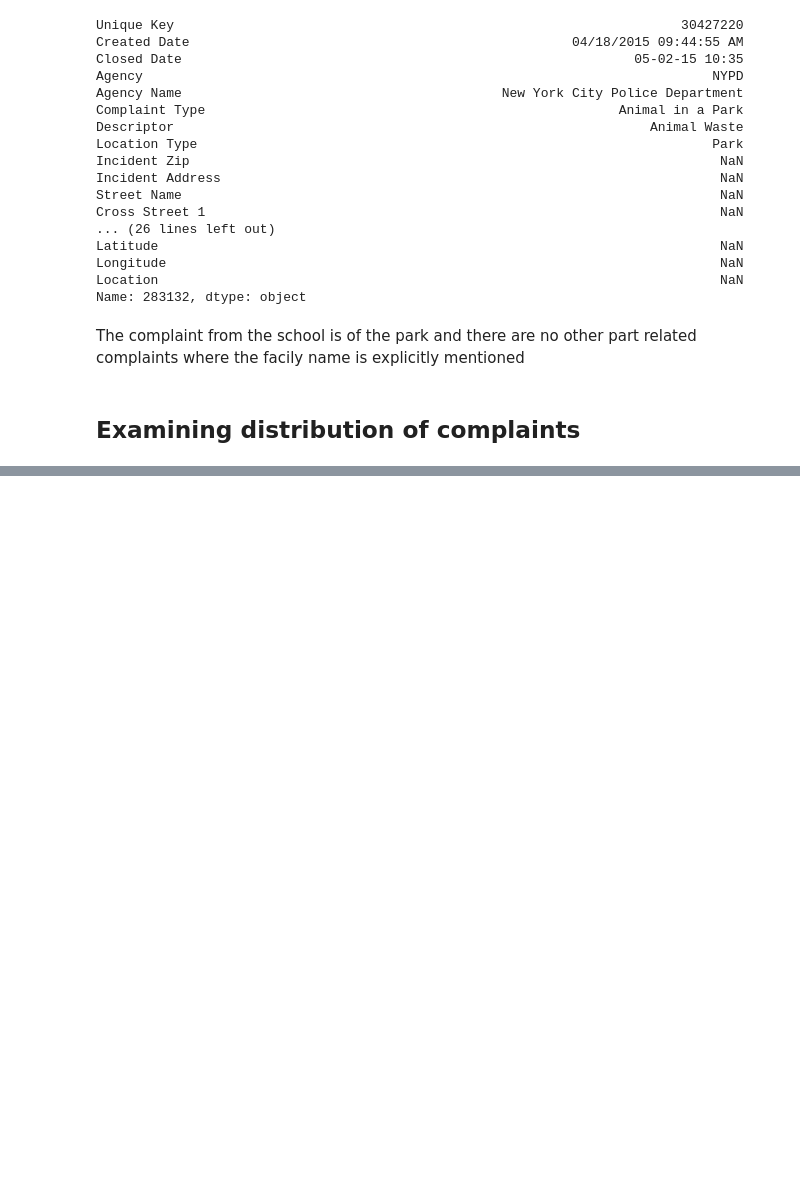
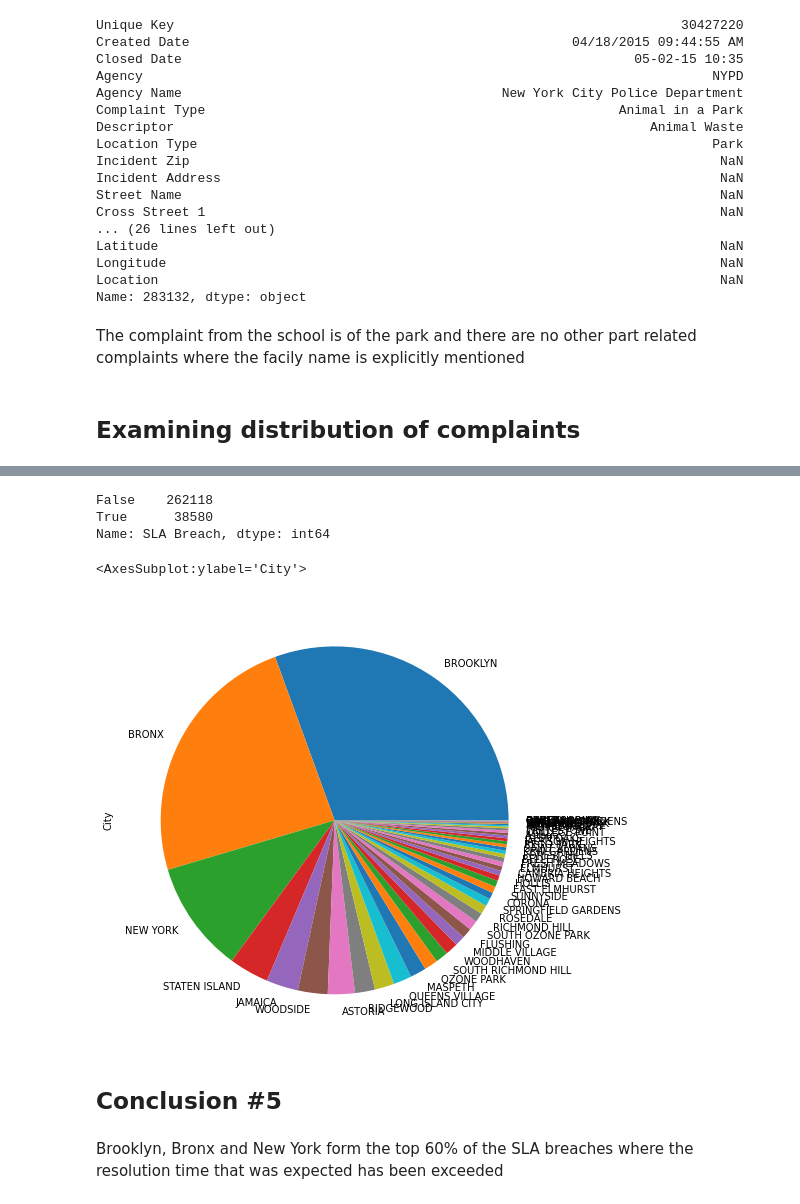
Before and after one commit to satheeshgs/training, a Jupyter notebook: data-sciences/python-training/practice-projects/customer-service-analysis/customer-service-analysis.ipynb, the cells around one changed output, grey strips where cells are left out. Cells and saved outputs as stored; diff of their text form; code cells hidden in the pictures; blank space fills up the shorter version.

```diff
--- a/data-sciences/python-training/practice-projects/customer-service-analysis/customer-service-analysis.ipynb
+++ b/data-sciences/python-training/practice-projects/customer-service-analysis/customer-service-analysis.ipynb
@@ -257,0 +308,4 @@ df_nyc_requests[""]
+# %%
+#Creating a column to find out resolution time
+df_nyc_requests["Expected Resolution Time"] = df_nyc_requests["Due Date"] - df_nyc_requests["Created Date"]
+df_nyc_requests["Actual Resolution Time"] = df_nyc_requests["Closed Date"] - df_nyc_requests["Created Date"]
@@ -257,0 +332,20 @@ df_nyc_requests[""]
+# %%
+#Creating an SLA breach column to understand if the SLA has been breached
+df_nyc_requests["SLA Breach"] = df_nyc_requests["Actual Resolution Time"]>df_nyc_requests["Expected Resolution Time"]
+# %%
+df_nyc_requests["SLA Breach"].value_counts()
+# %% [output]
+False    262118
+True      38580
+Name: SLA Breach, dtype: int64
+# %%
+df_sla_breach = df_nyc_requests[df_nyc_requests["SLA Breach"]==True]
+# %%
+df_sla_breach["City"].value_counts().plot(kind='pie', figsize=(8,8))
+# %% [output]
+<AxesSubplot:ylabel='City'>
+[figure, added]
+# %% [markdown]
+## Conclusion #5
+# %% [markdown]
+Brooklyn, Bronx and New York form the top 60% of the SLA breaches where the resolution time that was expected has been exceeded
```
Also changed, not shown: parts of 19 cells of this notebook.
